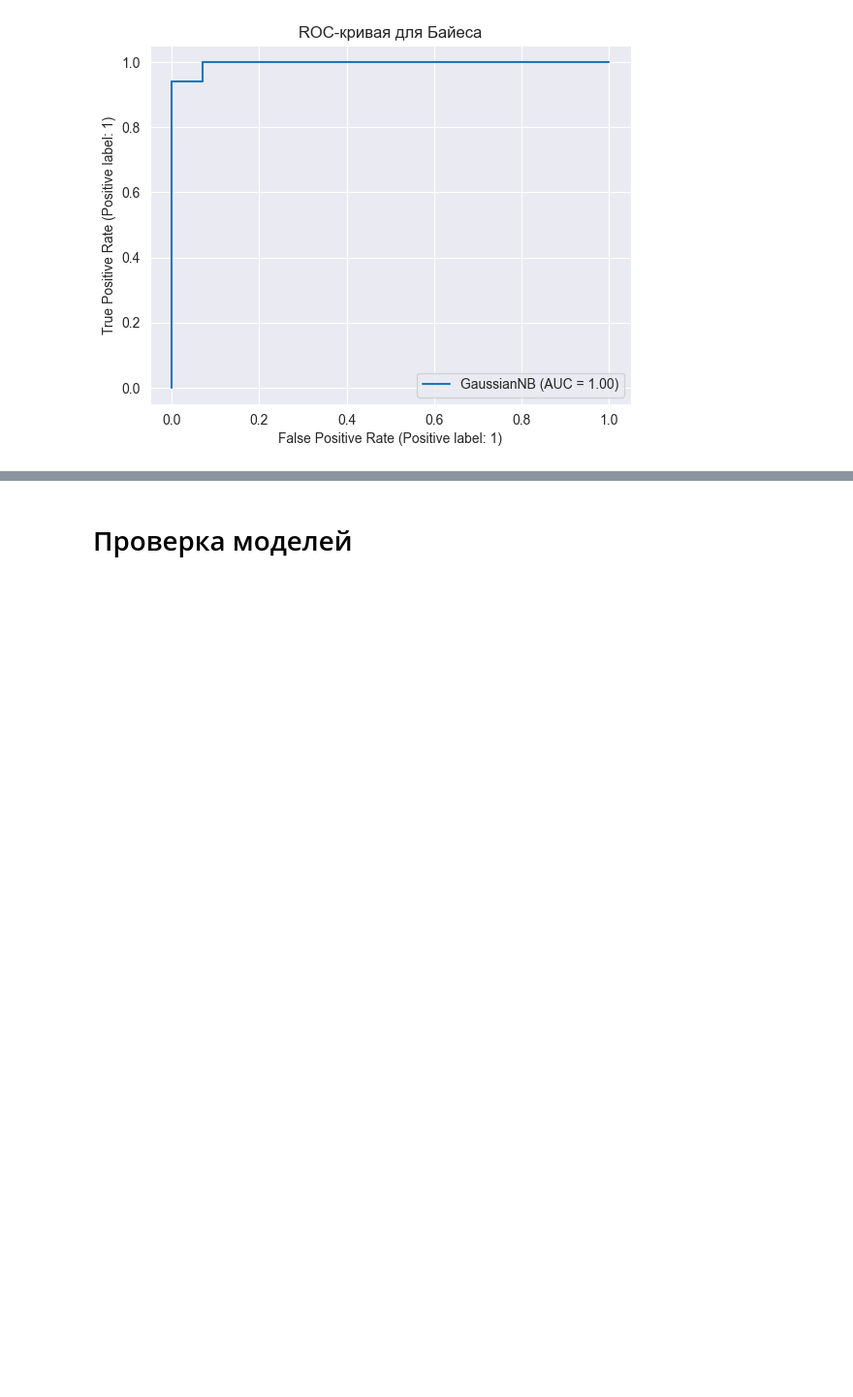
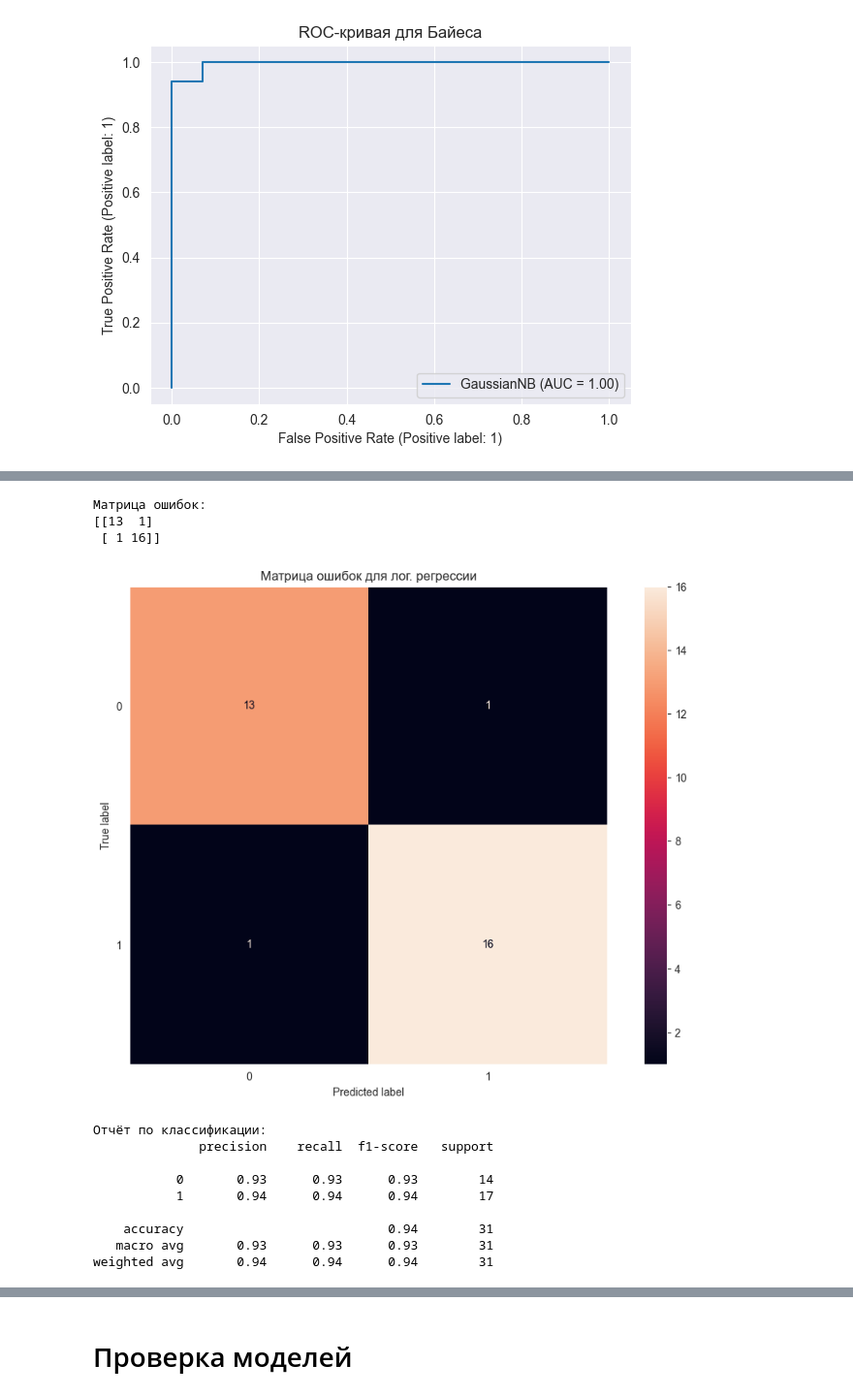
Before and after one commit to Safuanov888/Heart-disease, a Jupyter notebook: 02-Logistic-Regression-Project.ipynb, the cells around one changed output, grey strips where cells are left out. Shown at 97% size. Cells and saved outputs as stored; diff of their text form; code cells hidden in the pictures; blank space fills up the shorter version.

```diff
--- a/02-Logistic-Regression-Project.ipynb
+++ b/02-Logistic-Regression-Project.ipynb
@@ -503,0 +498,16 @@ weighted avg       0.97      0.97      0.97        31
+# %%
+print_all_metrics(log_cv_model, X_test_scale, y_test, 'лог. регрессии')
+# %% [output]
+Матрица ошибок:
+[[13  1]
+ [ 1 16]]
+[figure, added]
+Отчёт по классификации:
+              precision    recall  f1-score   support
+
+           0       0.93      0.93      0.93        14
+           1       0.94      0.94      0.94        17
+
+    accuracy                           0.94        31
+   macro avg       0.93      0.93      0.93        31
+weighted avg       0.94      0.94      0.94        31
```
Also changed, not shown: parts of 43 cells of this notebook.
